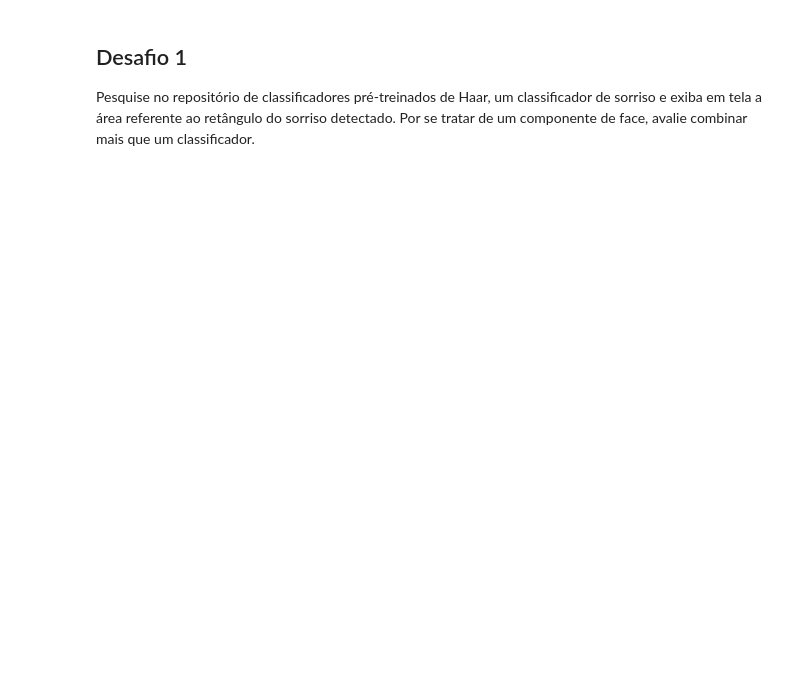
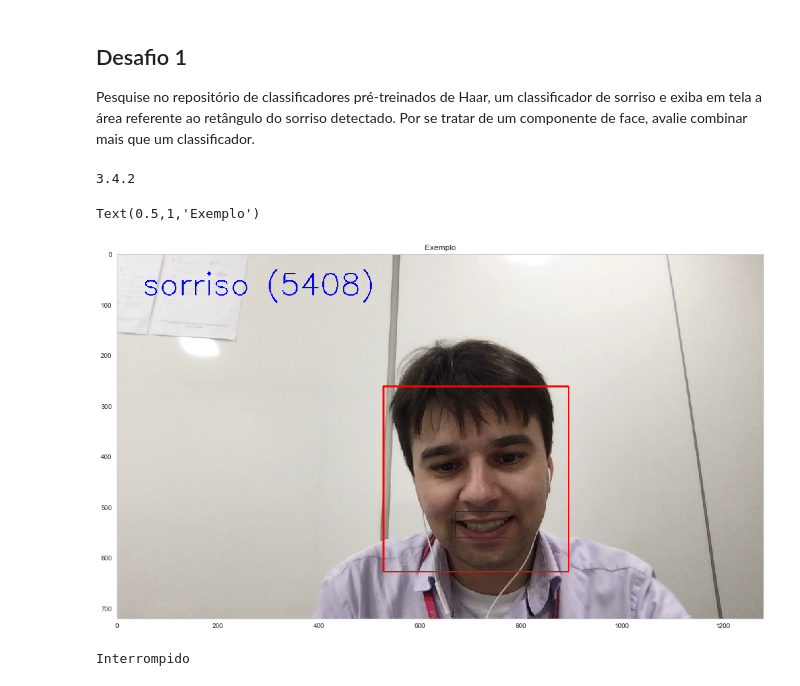
Before and after one commit to michelpf/fiap-ml-tec-proc-imagens, a Jupyter notebook: aula-5-classificacao-objetos/desafio-1/desafio-1.ipynb, the cells around one changed output. Drawn from its saved outputs; the diff is of its cells as text; code cells hidden in the pictures; blank space fills up the shorter version.

```diff
--- a/aula-5-classificacao-objetos/desafio-1/desafio-1.ipynb
+++ b/aula-5-classificacao-objetos/desafio-1/desafio-1.ipynb
@@ -11,3 +7,40 @@ import numpy as np
+# %%
+import numpy as np
+import matplotlib.image as mpimg
+import matplotlib.pyplot as plt
+import seaborn as sns
+import cv2
+print(cv2.__version__)
+
+#Pop-up do Matplotlib
+#%matplotlib qt
+
+#Exibição na mesma tela do Jupyter
+%matplotlib inline
+
+#plt.rcParams["figure.figsize"]\
+#(8,5)
+
+from io import BytesIO
+from IPython.display import clear_output, Image, display
+import PIL
+
+import datetime
+
+import dlib
+
+plt.style.use('seaborn')
+sns.set_style("whitegrid", {'axes.grid' : False})
+# %% [output]
+3.4.2
+# %%
+imagem = cv2.imread("imagens/camera_output_3.png")
+plt.figure(figsize=(20,10))
+plt.imshow(imagem)
+plt.title("Exemplo")
+# %% [output]
+Text(0.5,1,'Exemplo')
+[figure, added]
 # %%
 def identificar_sorriso(imagem):
     face_classifier = cv2.CascadeClassifier('../classificadores/haarcascade_frontalface_default.xml')
@@ -62,0 +76,24 @@ cv2.destroyAllWindows()
+# %%
+cam_capture = cv2.VideoCapture(0)
+
+try:
+    while True:
+        ret, frame = cam_capture.read()
+
+        if ret:
+            frame = identificar_sorriso(frame)
+            frame = cv2.cvtColor(frame, cv2.COLOR_BGR2RGB)
+
+            img = PIL.Image.fromarray(frame, "RGB")
+            buffer = BytesIO()
+            img.save(buffer,format="JPEG")
+            display(Image(data=buffer.getvalue()))
+
+            #cv2.imwrite("imagens/camera_output_1.png", frame)
+
+            clear_output(wait=True)
+except KeyboardInterrupt:
+    cam_capture.release()
+    print("Interrompido")
+# %% [output]
+Interrompido
```
Also changed, not shown: parts of 3 cells of this notebook, 4 other files.
